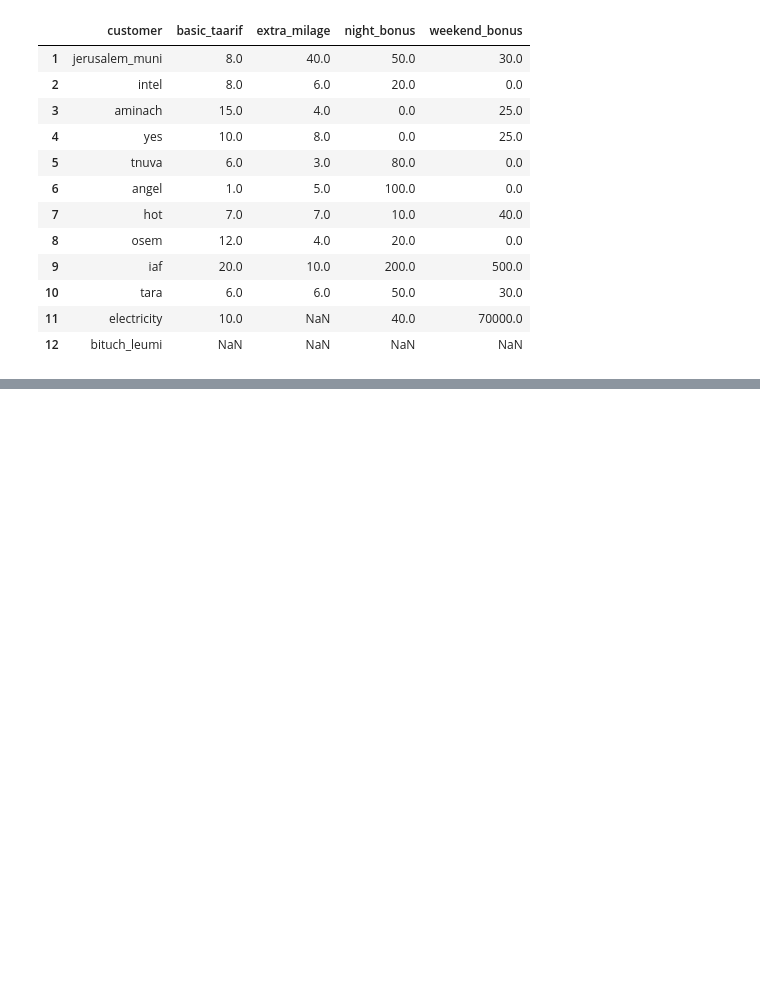
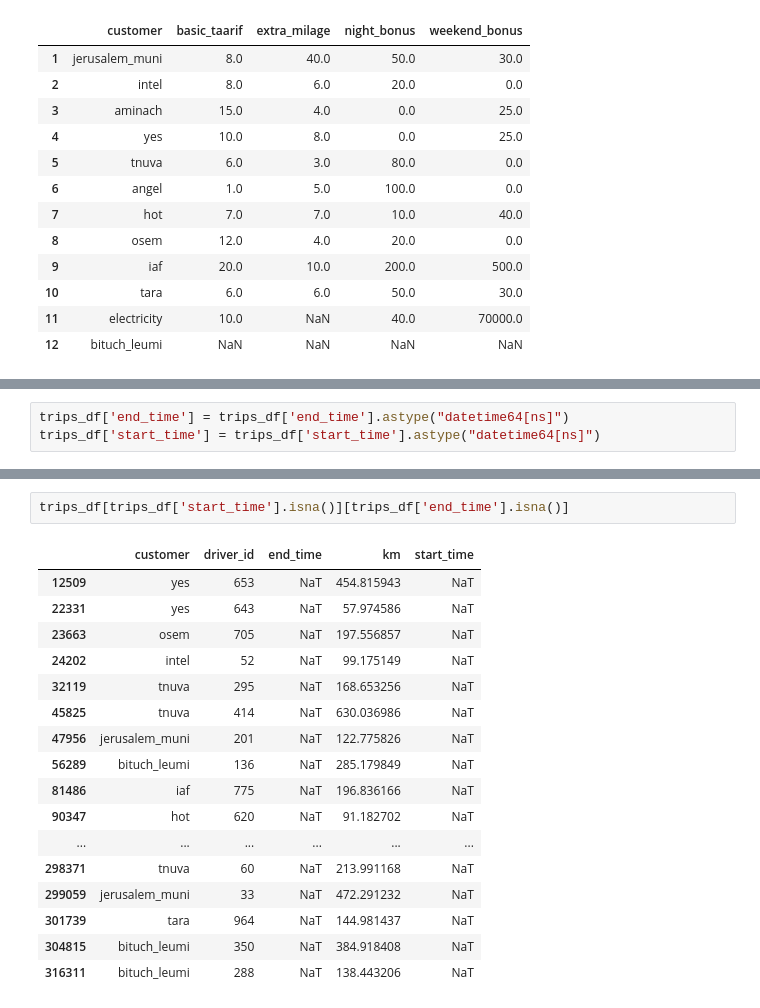
Before and after one commit to GuyLevavi/CV_training, a Jupyter notebook: basic/python/azrieli_code_guy/EDA.ipynb, the cells around one changed output, grey strips where cells are left out. Drawn from its saved outputs; the diff is of its cells as text; blank space fills up the shorter version.

```diff
--- a/basic/python/azrieli_code_guy/EDA.ipynb
+++ b/basic/python/azrieli_code_guy/EDA.ipynb
@@ -329,0 +347,3 @@ trips_df.head()
+# %%
+trips_df['end_time'] = trips_df['end_time'].astype("datetime64[ns]")
+trips_df['start_time'] = trips_df['start_time'].astype("datetime64[ns]")
@@ -329,0 +390,20 @@ trips_df.head()
+# %%
+trips_df[trips_df['start_time'].isna()][trips_df['end_time'].isna()]
+# %% [output]
+|  | customer | driver_id | end_time | km | start_time |
+| 12509 | yes | 653 | NaT | 454.815943 | NaT |
+| 22331 | yes | 643 | NaT | 57.974586 | NaT |
+| 23663 | osem | 705 | NaT | 197.556857 | NaT |
+| 24202 | intel | 52 | NaT | 99.175149 | NaT |
+| 32119 | tnuva | 295 | NaT | 168.653256 | NaT |
+| 45825 | tnuva | 414 | NaT | 630.036986 | NaT |
+| 47956 | jerusalem_muni | 201 | NaT | 122.775826 | NaT |
+| 56289 | bituch_leumi | 136 | NaT | 285.179849 | NaT |
+| 81486 | iaf | 775 | NaT | 196.836166 | NaT |
+| 90347 | hot | 620 | NaT | 91.182702 | NaT |
+| ... | ... | ... | ... | ... | ... |
+| 298371 | tnuva | 60 | NaT | 213.991168 | NaT |
+| 299059 | jerusalem_muni | 33 | NaT | 472.291232 | NaT |
+| 301739 | tara | 964 | NaT | 144.981437 | NaT |
+| 304815 | bituch_leumi | 350 | NaT | 384.918408 | NaT |
+| 316311 | bituch_leumi | 288 | NaT | 138.443206 | NaT |
```
Also changed, not shown: parts of 13 cells of this notebook, 3 other files.
